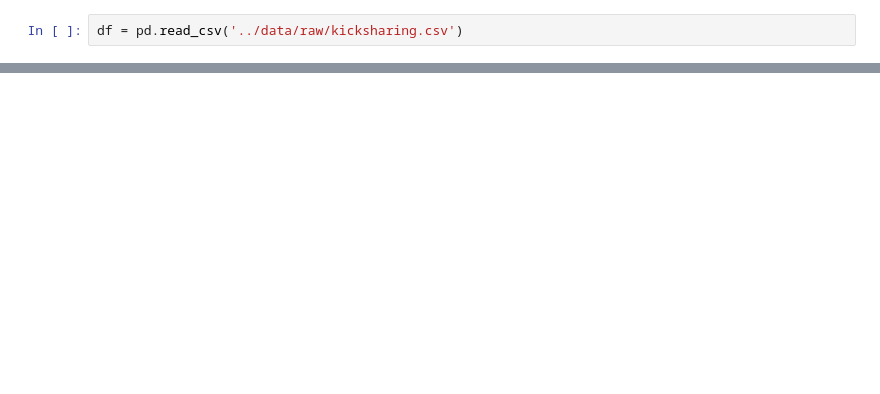
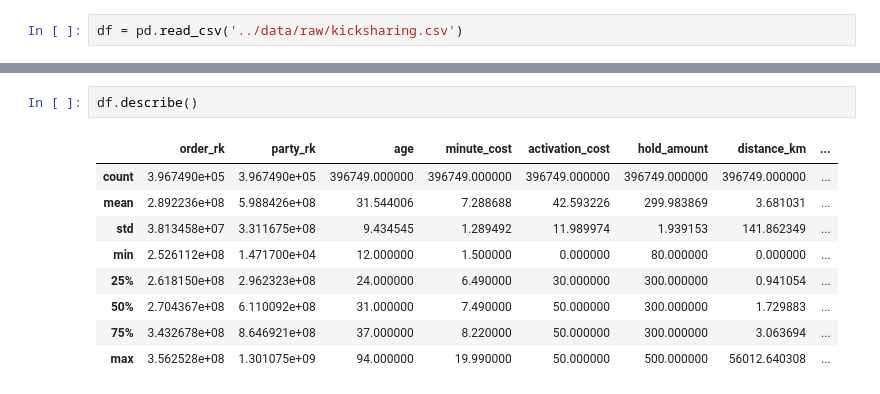
Before and after one commit to tamplier6/scooter-sharing-analysis, a Jupyter notebook: notebooks/data_cleaning.ipynb, the cells around one changed output, grey strips where cells are left out. Saved outputs shown, nothing was run; the diff lists cells and outputs as text; blank space fills up the shorter version.

```diff
--- a/notebooks/data_cleaning.ipynb
+++ b/notebooks/data_cleaning.ipynb
@@ -16,0 +34,12 @@ df.head()
+# %%
+df.describe()
+# %% [output]
+|  | order_rk | party_rk | age | minute_cost | activation_cost | hold_amount | distance_km | ... |
+| count | 3.967490e+05 | 3.967490e+05 | 396749.000000 | 396749.000000 | 396749.000000 | 396749.000000 | 396749.000000 | ... |
+| mean | 2.892236e+08 | 5.988426e+08 | 31.544006 | 7.288688 | 42.593226 | 299.983869 | 3.681031 | ... |
+| std | 3.813458e+07 | 3.311675e+08 | 9.434545 | 1.289492 | 11.989974 | 1.939153 | 141.862349 | ... |
+| min | 2.526112e+08 | 1.471700e+04 | 12.000000 | 1.500000 | 0.000000 | 80.000000 | 0.000000 | ... |
+| 25% | 2.618150e+08 | 2.962323e+08 | 24.000000 | 6.490000 | 30.000000 | 300.000000 | 0.941054 | ... |
+| 50% | 2.704367e+08 | 6.110092e+08 | 31.000000 | 7.490000 | 50.000000 | 300.000000 | 1.729883 | ... |
+| 75% | 3.432678e+08 | 8.646921e+08 | 37.000000 | 8.220000 | 50.000000 | 300.000000 | 3.063694 | ... |
+| max | 3.562528e+08 | 1.301075e+09 | 94.000000 | 19.990000 | 50.000000 | 500.000000 | 56012.640308 | ... |
```
Also changed, not shown: parts of 17 cells of this notebook, 2 other files.
